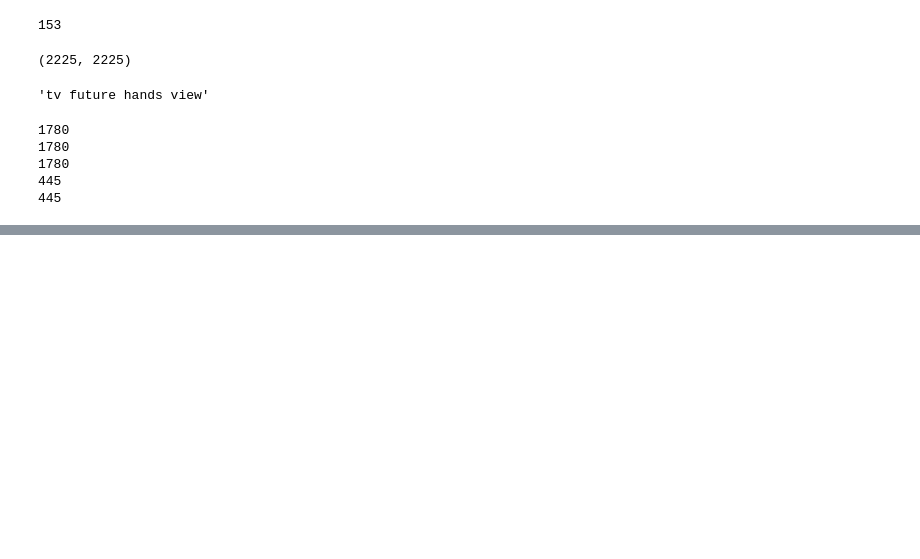
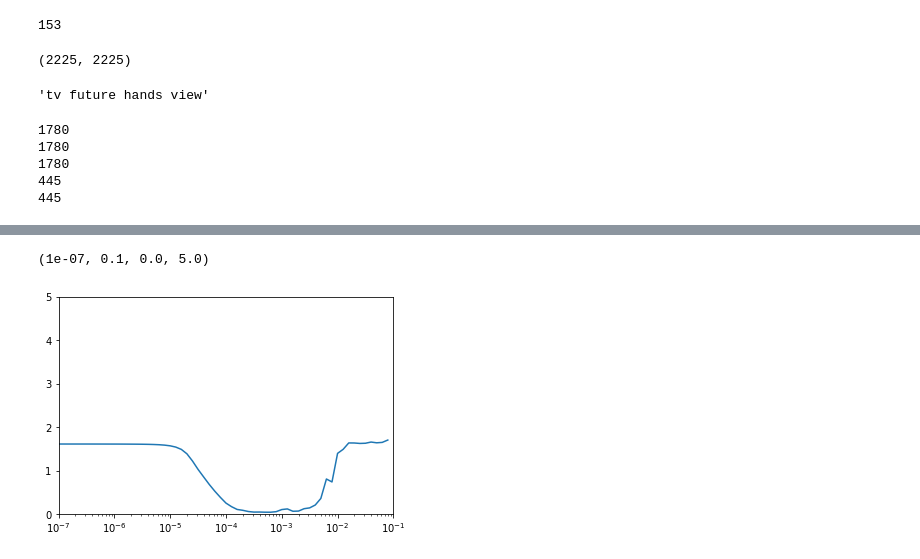
Before and after one commit to hrisav/tensorflow-developer, a Jupyter notebook: C3_NLP_In_TensorFlow/C_Week_2.ipynb, the cells around one changed output, grey strips where cells are left out. Cells and saved outputs as stored; diff of their text form; code cells hidden in the pictures; blank space fills up the shorter version.

```diff
--- a/C3_NLP_In_TensorFlow/C_Week_2.ipynb
+++ b/C3_NLP_In_TensorFlow/C_Week_2.ipynb
@@ -855 +1008,8 @@ plt.figure()
 <Figure size 432x288 with 0 Axes>
+# %%
+lrs = 1e-7 * (10 ** (np.arange(60) / 10))
+plt.semilogx(lrs, history.history["loss"])
+plt.axis([1e-7, 1e-1, 0, 5])
+# %% [output]
+(1e-07, 0.1, 0.0, 5.0)
+[figure, added]
```
Also changed, not shown: parts of 74 cells of this notebook.
